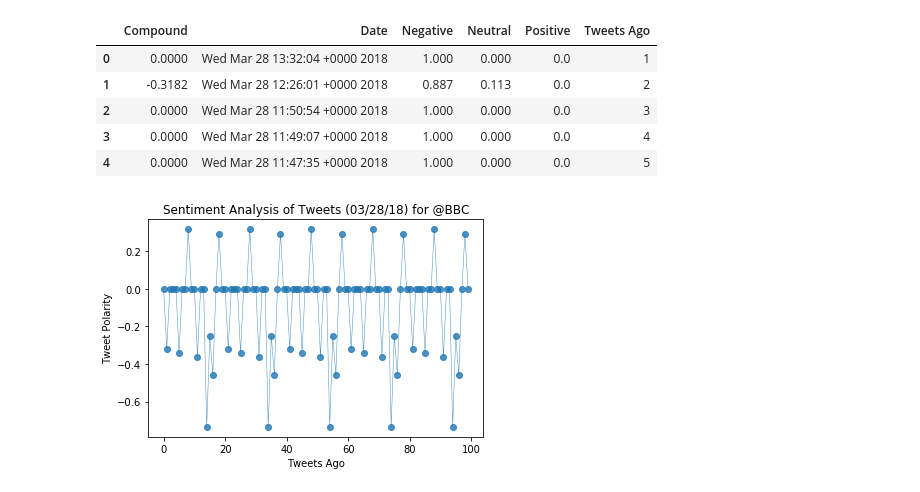
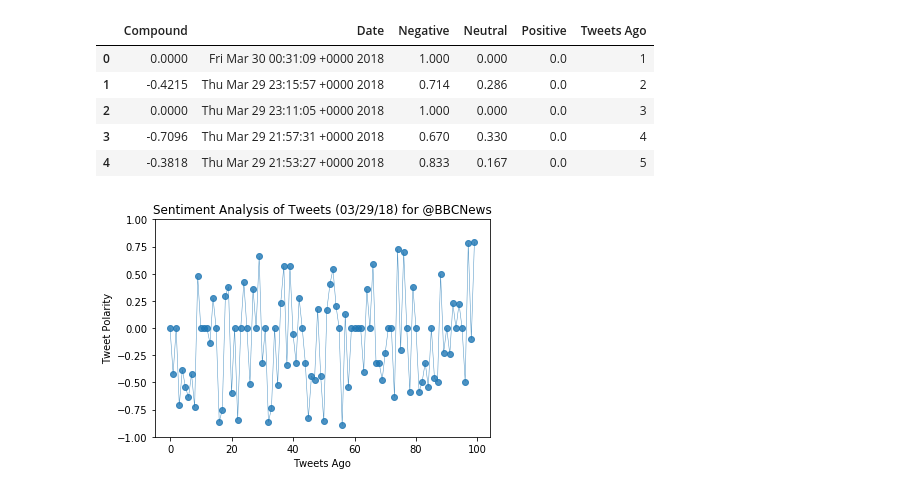
Before and after one commit to ehyoder/Social_Analytics_HW, a Jupyter notebook: Social_Analytics_Hw.ipynb, the cells around one changed output. Cells and saved outputs as stored; diff of their text form; code cells hidden in the pictures.

```diff
--- a/Social_Analytics_Hw.ipynb
+++ b/Social_Analytics_Hw.ipynb
@@ -21,9 +21,9 @@ auth = tweepy.OAuthHandler(consumer_key, consumer_secret)
 auth.set_access_token(access_token, access_token_secret)
 api = tweepy.API(auth, parser=tweepy.parsers.JSONParser())
 # %%
-# Create a Python script to perform a sentiment analysis of the Twitter activity of news outlets BBC, CBS, CNN, Fox, and New York Times
-# Target Account
-target_user = "@BBC"
+# Create a Python script to perform a sentiment analysis of the Twitter activity of BBC
+# Target Account BBC
+bbc_target_user = "@BBCNews"
 
 # Counter
 counter = 1
@@ -35,7 +35,7 @@ bbc_sentiments = []
 for x in range(5):
 
     # Get all tweets from home feed
-    public_tweets = api.user_timeline(target_user)
+    public_tweets = api.user_timeline(bbc_target_user, page= x+1)
 
     # Loop through all tweets
     for tweet in public_tweets:
@@ -62,28 +62,29 @@ for x in range(5):
         counter = counter + 1
 # %%
 # Convert sentiments to DataFrame
-bbc_sentiments_df = pd.DataFrame(sentiments)
+bbc_sentiments_df = pd.DataFrame(bbc_sentiments)
 bbc_sentiments_df.head()
 # Could convert date using date time library
 # %% [output]
 |  | Compound | Date | Negative | Neutral | Positive | Tweets Ago |
-| 0 | 0.0000 | Wed Mar 28 13:32:04 +0000 2018 | 1.000 | 0.000 | 0.0 | 1 |
-| 1 | -0.3182 | Wed Mar 28 12:26:01 +0000 2018 | 0.887 | 0.113 | 0.0 | 2 |
-| 2 | 0.0000 | Wed Mar 28 11:50:54 +0000 2018 | 1.000 | 0.000 | 0.0 | 3 |
-| 3 | 0.0000 | Wed Mar 28 11:49:07 +0000 2018 | 1.000 | 0.000 | 0.0 | 4 |
-| 4 | 0.0000 | Wed Mar 28 11:47:35 +0000 2018 | 1.000 | 0.000 | 0.0 | 5 |
+| 0 | 0.0000 | Fri Mar 30 00:31:09 +0000 2018 | 1.000 | 0.000 | 0.0 | 1 |
+| 1 | -0.4215 | Thu Mar 29 23:15:57 +0000 2018 | 0.714 | 0.286 | 0.0 | 2 |
+| 2 | 0.0000 | Thu Mar 29 23:11:05 +0000 2018 | 1.000 | 0.000 | 0.0 | 3 |
+| 3 | -0.7096 | Thu Mar 29 21:57:31 +0000 2018 | 0.670 | 0.330 | 0.0 | 4 |
+| 4 | -0.3818 | Thu Mar 29 21:53:27 +0000 2018 | 0.833 | 0.167 | 0.0 | 5 |
 # %%
 # Create plot of sentiments of the last 100 tweets sent out by each news organization, ranging from -1.0 to 1.0, where a score of 0 expresses a neutral sentiment, -1 the most negative sentiment, and +1 the most positive sentiment
-# Each plot point will reflect the compound sentiment of a tweet.
-# Sort each plot point by its relative timestamp.
-plt.plot(np.arange(len(sentiments_df["Compound"])),
-         sentiments_df["Compound"], marker="o", linewidth=0.5,
+# Each plot point will reflect the compound sentiment of a tweet
+# Sort each plot point by its relative timestamp
+plt.plot(np.arange(len(bbc_sentiments_df["Compound"])),
+         bbc_sentiments_df["Compound"], marker="o", linewidth=0.5,
          alpha=0.8)
 
 # # Incorporate the other graph properties
-plt.title("Sentiment Analysis of Tweets (%s) for %s" % (time.strftime("%x"), target_user))
+plt.ylim(-1,1)
+plt.title("Sentiment Analysis of Tweets (%s) for %s" % (time.strftime("%x"), bbc_target_user))
 plt.ylabel("Tweet Polarity")
 plt.xlabel("Tweets Ago")
 plt.show()
 # %% [output]
-[figure, old version]
+[figure, new version]
```
Also changed, not shown: parts of 11 cells of this notebook.
